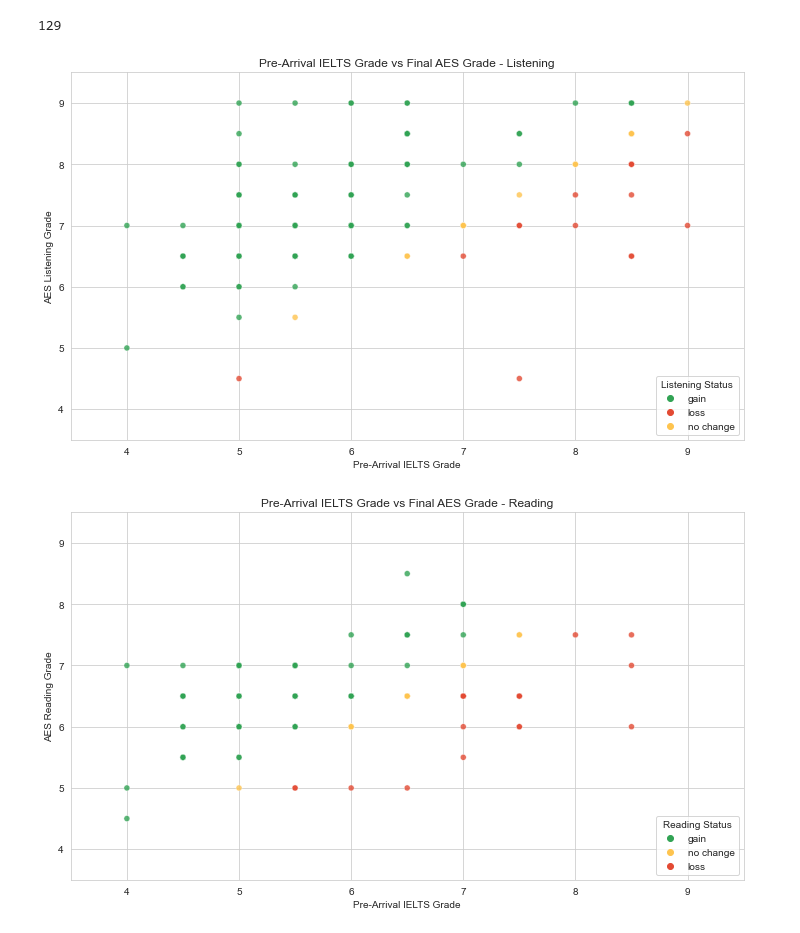
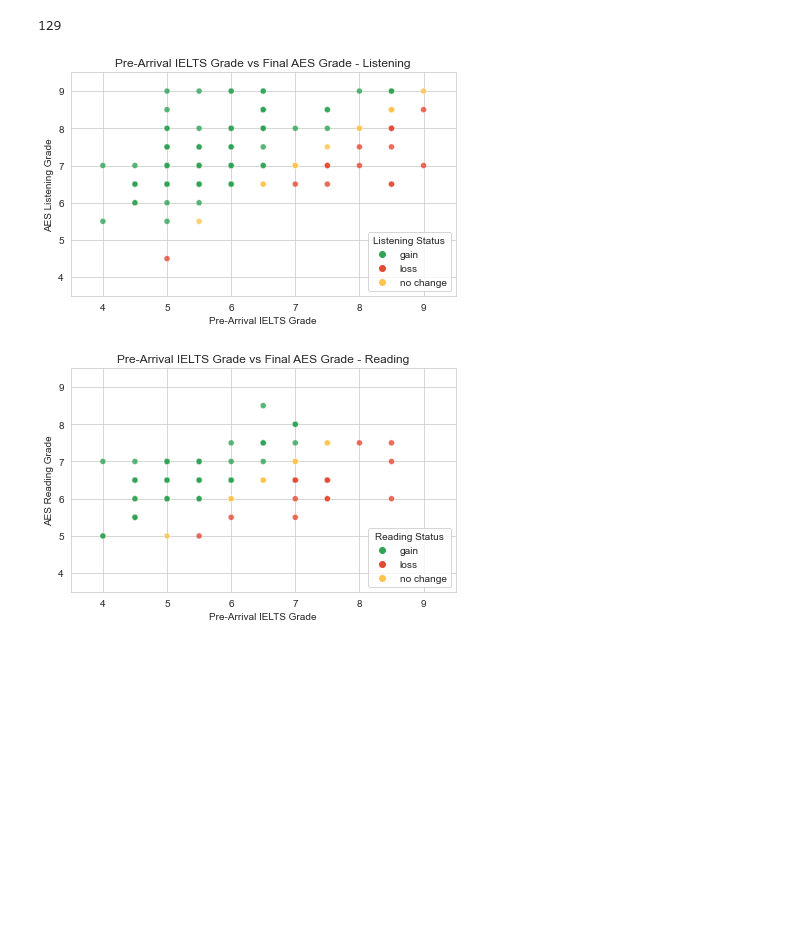
Before and after one commit to cmstorrsfox/20-21-results-analysis, a Jupyter notebook: ielts_conv.ipynb, the cells around one changed output. Drawn from its saved outputs; the diff is of its cells as text; code cells hidden in the pictures; blank space fills up the shorter version.

```diff
--- a/ielts_conv.ipynb
+++ b/ielts_conv.ipynb
@@ -109,19 +110,18 @@ NameError: name 'pd' is not defined
 # %%
 #calculate percentage change from ielts score
-def pct_change(colA, colB):
-  pct_improvement = round(((colA - colB) / colB), 1)
-  band_improvement = 9 * pct_improvement
+def band_change(colA, colB):
+  band_improvement = colA - colB
   return band_improvement
 
-all_data["listening_change"] = pct_change(all_data["listening_total"], all_data["listening_ielts"])
+all_data["listening_change"] = band_change(all_data["listening_total"], all_data["listening_ielts"])
 
-all_data["reading_change"] = pct_change(all_data["reading_total"], all_data["reading_ielts"])
+all_data["reading_change"] = band_change(all_data["reading_total"], all_data["reading_ielts"])
 
-all_data["writing_change"] = pct_change(all_data["writing_total"], all_data["writing_ielts"])
+all_data["writing_change"] = band_change(all_data["writing_total"], all_data["writing_ielts"])
 
-all_data["speaking_change"] = pct_change(all_data["speaking_total"], all_data["speaking_ielts"])
+all_data["speaking_change"] = band_change(all_data["speaking_total"], all_data["speaking_ielts"])
 
-all_data["overall_change"] = pct_change(all_data["overall_total"], all_data["overall_ielts"])
+all_data["overall_change"] = band_change(all_data["overall_total"], all_data["overall_ielts"])
 # %%
 #reset index
 all_data["student_id"] = all_data.index
@@ -148,28 +148,28 @@ all_data["overall_status"] = all_data.overall_change.apply(better_or_worse)
 # %%
 #sort improvers and regressors
 
 #fig, axs = plt.subplots(1, 5, figsize=(21,6))
 palette ={"gain": "#31a354", "no change": "#fec44f", "loss": "#e34a33"}
 sns.set_style("whitegrid")
 
 
 def plot_scatter(skills):
   i = 0
   for skill in skills:
-    fig, axs = plt.subplots(1, figsize=(10,6))
+    fig, axs = plt.subplots(1, figsize=(6,4))
     sns.scatterplot(y="{}_total".format(skill), x= "{}_ielts".format(skill), hue="{}_status".format(skill), data=all_data, palette=palette, alpha=0.8)
     axs.set_ylabel("AES {} Grade".format(skill.capitalize()))
     axs.set_xlabel("Pre-Arrival IELTS Grade")
     axs.set_xlim(3.5, 9.5)
     axs.set_ylim(3.5, 9.5)
     axs.set_title("Pre-Arrival IELTS Grade vs Final AES Grade - {}".format(skill.capitalize()))
     axs.legend(title="{} Status".format(skill.capitalize()), loc="lower right")
     plt.tight_layout()
     plt.savefig("charts/IELTS vs AES - {}".format(skill))
     plt.show()
     i += 1
 
 plot_scatter(["listening", "reading", "writing", "speaking", "overall"])
 # %% [output]
-[figure, old version]
+[figure, new version]
-[figure, old version]
+[figure, new version]
```
Also changed, not shown: parts of 5 cells of this notebook, 16 other files.
